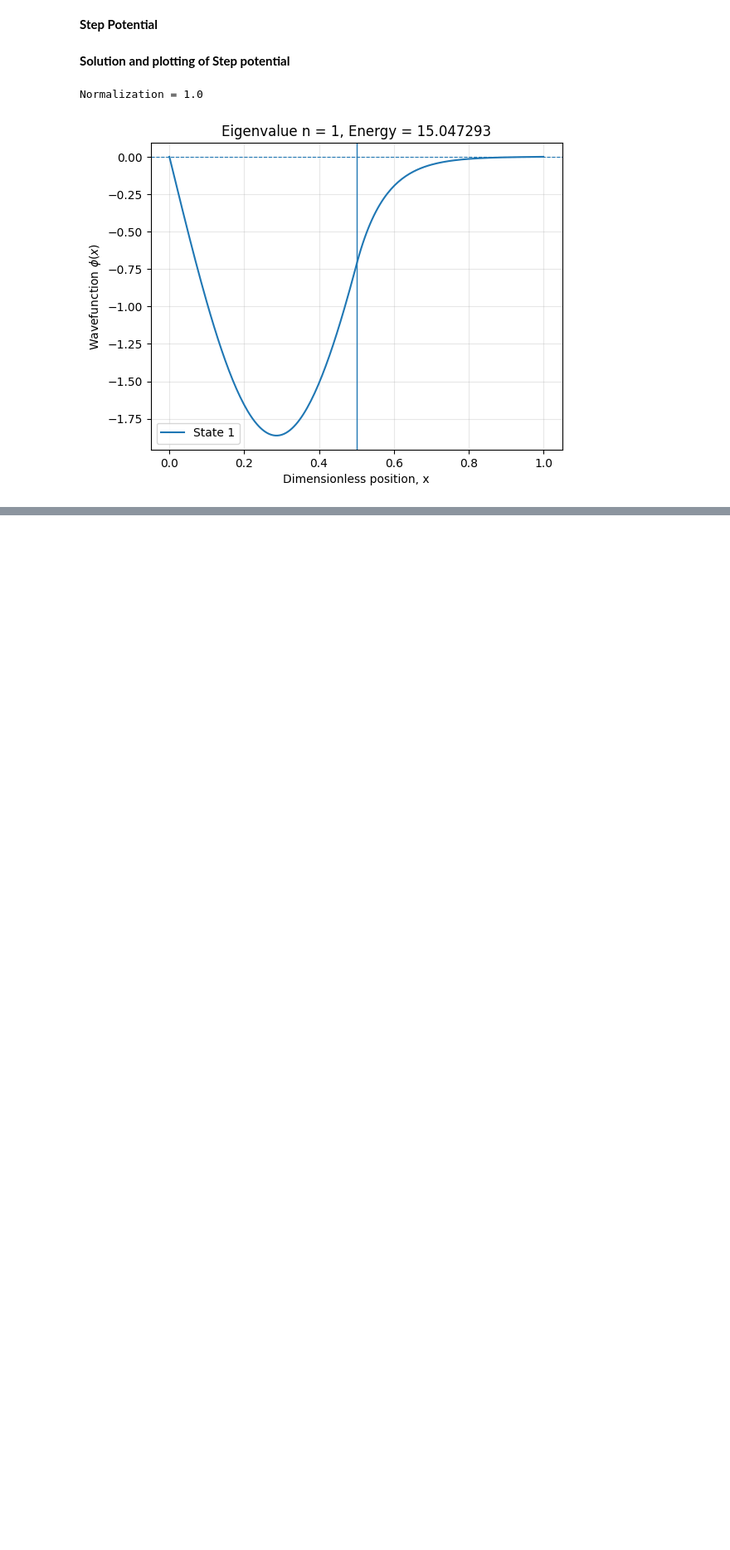
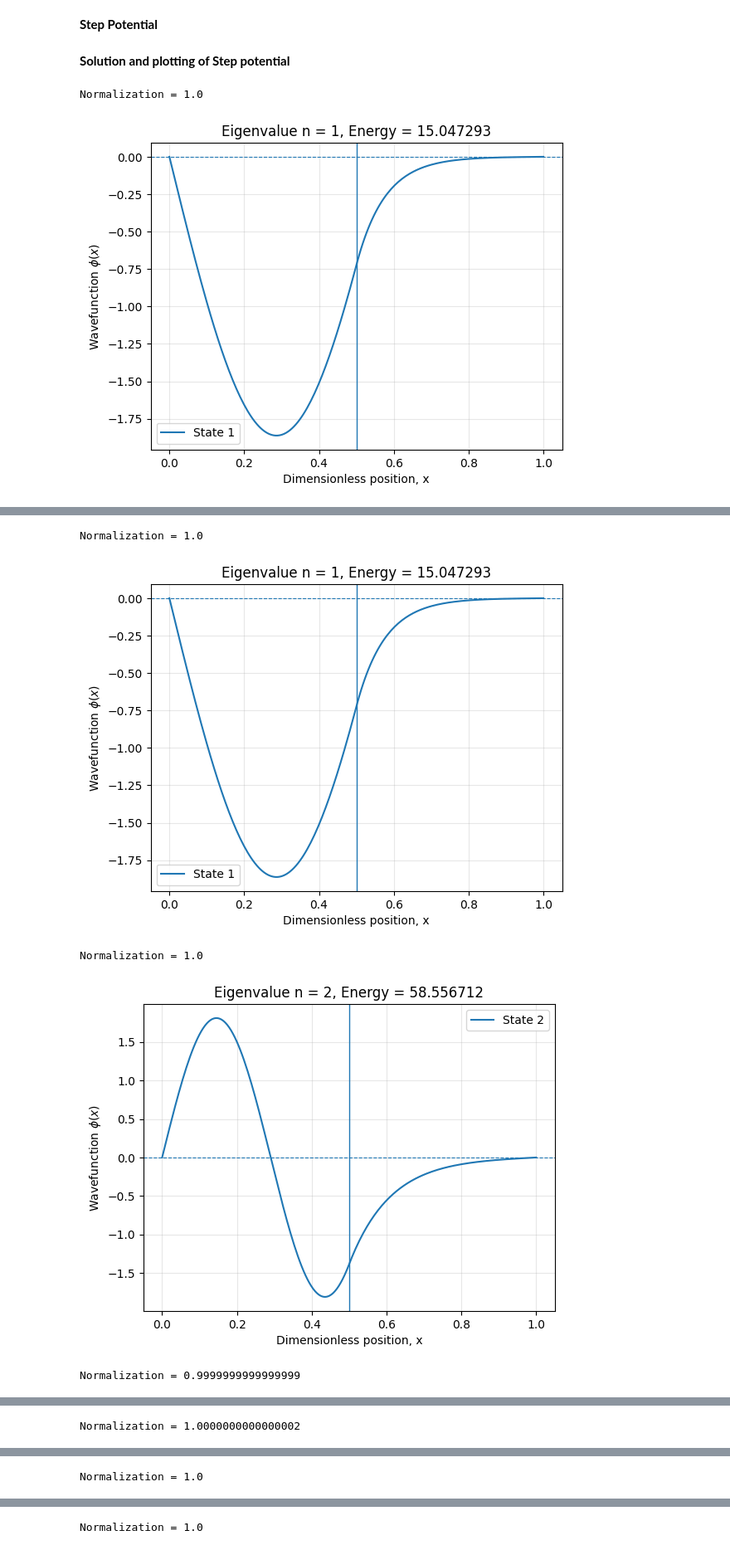
Before and after one commit to DeepakSingh169/QuantumMechanics, a Jupyter notebook: SchrodingerEquation.ipynb, the cells around one changed output, grey strips where cells are left out. Shown at 83% size. Cells and saved outputs as stored; diff of their text form; code cells hidden in the pictures; blank space fills up the shorter version.

```diff
--- a/SchrodingerEquation.ipynb
+++ b/SchrodingerEquation.ipynb
@@ -203,0 +233,18 @@ Normalization = 1.0
+# %%
+state_i = 0
+state_f = 10
+step    = 1
+state_index_arr = np.arange(state_i,state_f+step,step)
+interior_points = 200
+V0 = 100
+x0 = 0.5
+
+for state_index in state_index_arr:
+    full_grid,phi_normalized,energy_value = solve_step_potential(0,1,interior_points,state_index,x0,V0)
+    plot_step_potential(full_grid,phi_normalized,energy_value,state_index)
+# %% [output]
+Normalization = 1.0
+[figure, added]
+Normalization = 1.0
+[figure, added]
+Normalization = 0.9999999999999999
@@ -203,0 +252 @@ Normalization = 1.0
+Normalization = 1.0000000000000002
@@ -203,0 +254 @@ Normalization = 1.0
+Normalization = 1.0
@@ -203,0 +256 @@ Normalization = 1.0
+Normalization = 1.0
```
Also changed, not shown: parts of 8 cells of this notebook.
